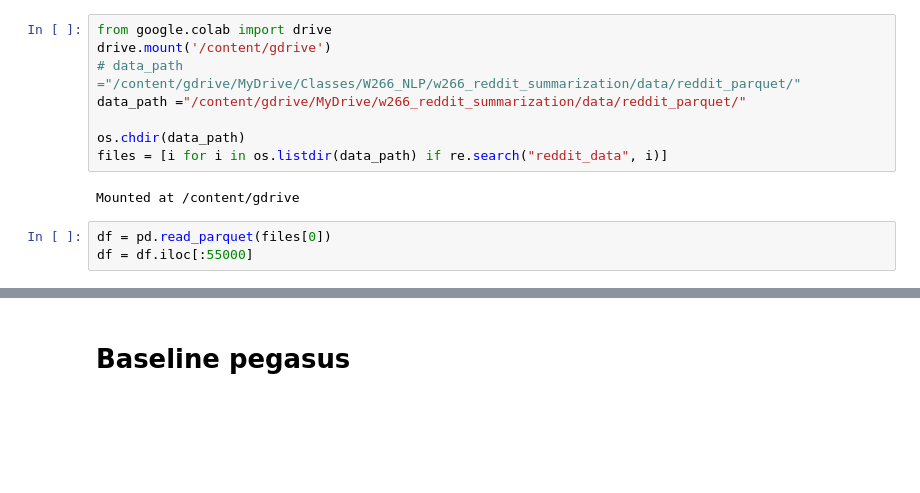
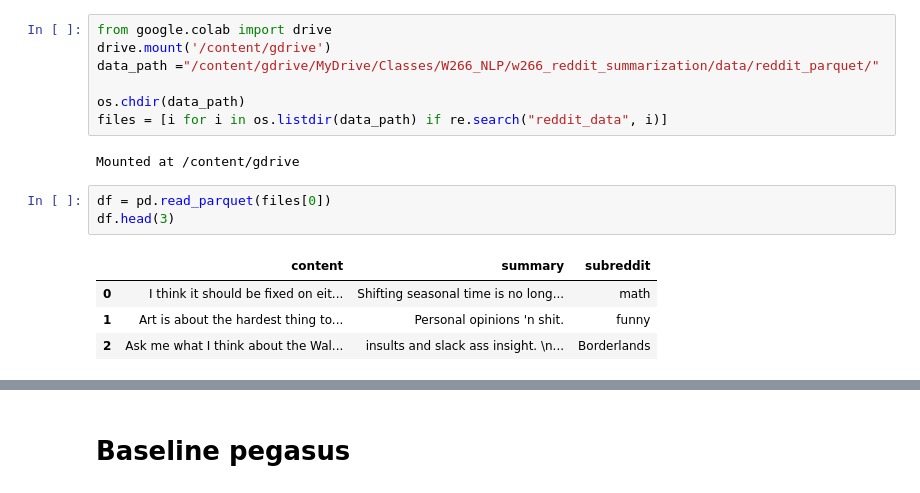
Before and after one commit to trevor-johnson/w266_reddit_summarization, a Jupyter notebook: scratch_work/baseline_models.ipynb, the cells around one changed output, grey strips where cells are left out. Cells and saved outputs as stored; diff of their text form; blank space fills up the shorter version.

Commit message:
subreddit group attempt1

```diff
--- a/scratch_work/baseline_models.ipynb
+++ b/scratch_work/baseline_models.ipynb
@@ -50,8 +50,7 @@ True
 # %%
 from google.colab import drive
 drive.mount('/content/gdrive')
-# data_path ="/content/gdrive/MyDrive/Classes/W266_NLP/w266_reddit_summarization/data/reddit_parquet/"
-data_path ="/content/gdrive/MyDrive/w266_reddit_summarization/data/reddit_parquet/"
+data_path ="/content/gdrive/MyDrive/Classes/W266_NLP/w266_reddit_summarization/data/reddit_parquet/"
 
 os.chdir(data_path)
 files = [i for i in os.listdir(data_path) if re.search("reddit_data", i)]
@@ -59,4 +58,9 @@ files = [i for i in os.listdir(data_path) if re.search("reddit_data", i)]
 Mounted at /content/gdrive
 # %%
 df = pd.read_parquet(files[0])
-df = df.iloc[:55000]
+df.head(3)
+# %% [output]
+|  | content | summary | subreddit |
+| 0 | I think it should be fixed on eit... | Shifting seasonal time is no long... | math |
+| 1 | Art is about the hardest thing to... | Personal opinions 'n shit. | funny |
+| 2 | Ask me what I think about the Wal... | insults and slack ass insight. \n... | Borderlands |
```
Also changed, not shown: parts of 13 cells of this notebook, 4 other files.
